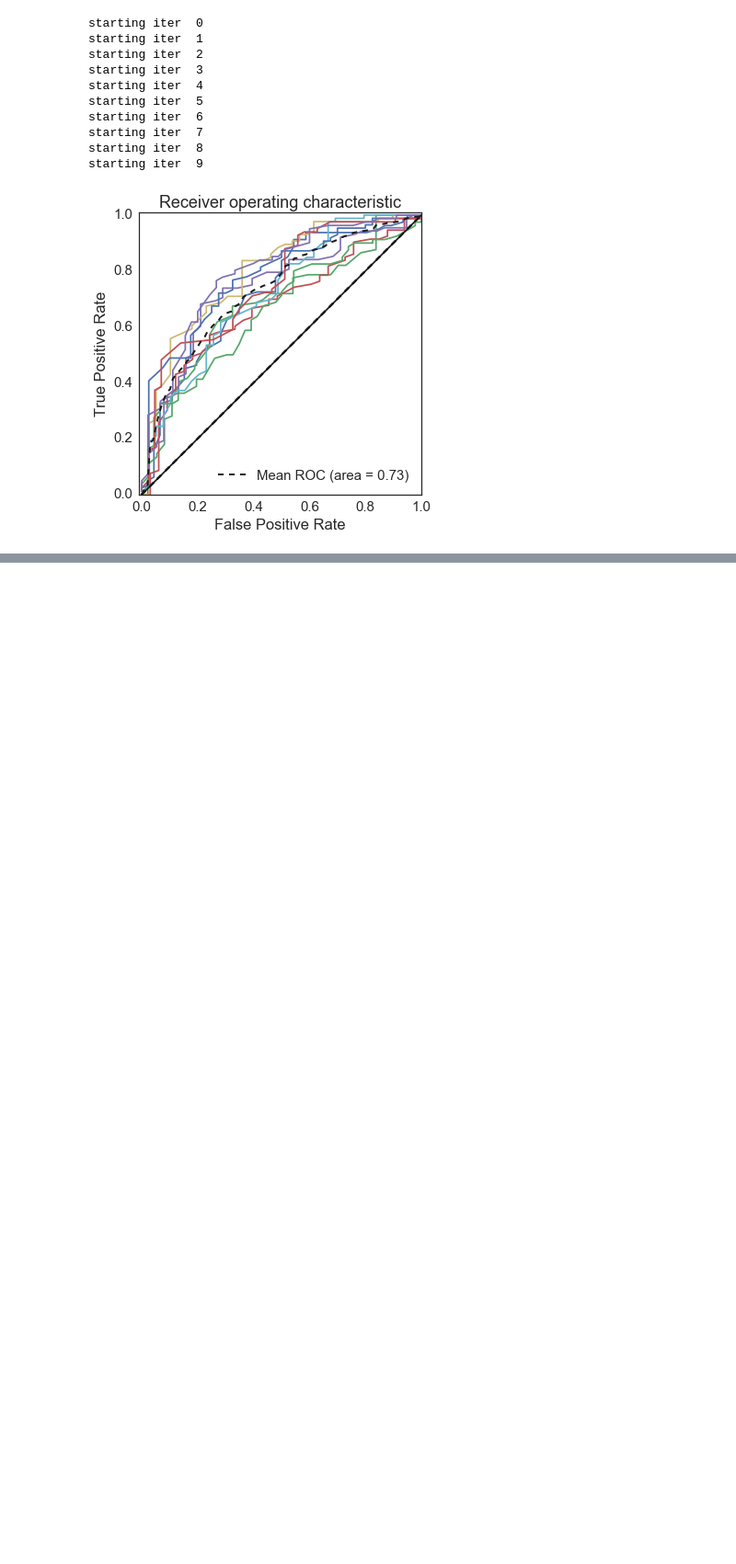
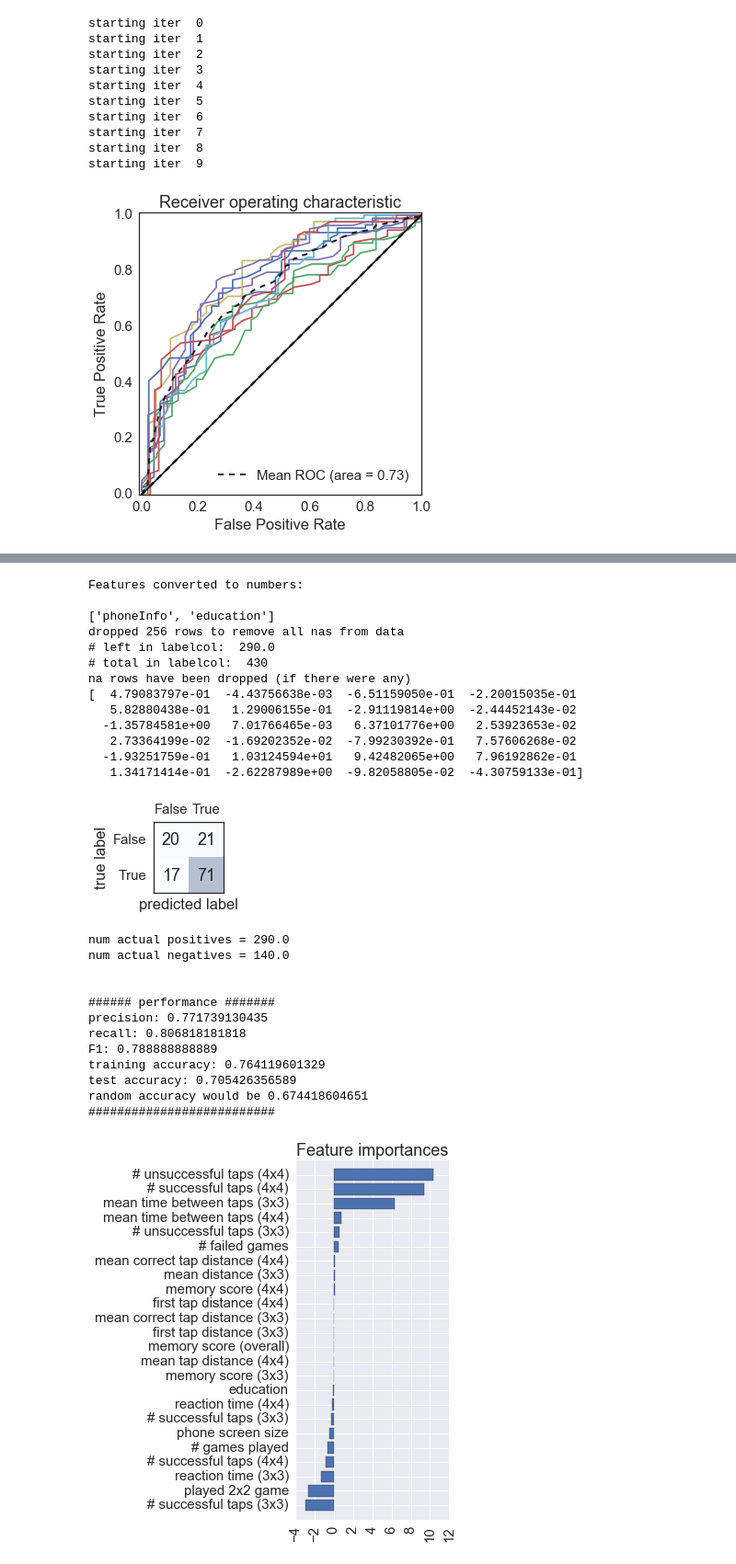
Before and after one commit to mattoby/mpower_memory, a Jupyter notebook: Memory_troubleshooting_ML.ipynb, the cells around one changed output, grey strips where cells are left out. Shown at 92% size. Cells and saved outputs as stored; diff of their text form; code cells hidden in the pictures; blank space fills up the shorter version.

```diff
--- a/Memory_troubleshooting_ML.ipynb
+++ b/Memory_troubleshooting_ML.ipynb
@@ -1122,0 +1180,48 @@ mt.plot_roc_curves_with_mean(y_tests, y_pred_probas)
+# %%
+# logistic regression, mean values
+
+# simplified code when not sample balancing:
+# (with other memory features)
+# take only one record per patient to remove duplicates. mean is better, but that's later..
+
+features = fcats['game'] + ['hasParkinsons'] + fcats['demographic'] + fcats['phone'] + ['healthCode']
+features.remove('smartphone')
+features.remove('gender')
+features.remove('age')
+featureToMean = ['healthCode']
+MLexcludecols = []
+labelcol = 'hasParkinsons'
+
+# remove young patients:
+datasample = data[data['age']>agecutoff]
+
+outs = mt.build_ML_model(datasample, features, labelcol=labelcol, toPlot=[1,1,1], toPrint=True, MLexcludecols=MLexcludecols, modelType='logisticregression', featureToMean=featureToMean)
+model, fdf, X, y, X_names, y_name, X_train, X_test, y_train, y_test, train_acc, test_acc, rand_acc, y_pred, y_pred_proba = outs
+# %% [output]
+Features converted to numbers:
+
+['phoneInfo', 'education']
+dropped 256 rows to remove all nas from data
+# left in labelcol:  290.0
+# total in labelcol:  430
+na rows have been dropped (if there were any)
+[  4.79083797e-01  -4.43756638e-03  -6.51159050e-01  -2.20015035e-01
+   5.82880438e-01   1.29006155e-01  -2.91119814e+00  -2.44452143e-02
+  -1.35784581e+00   7.01766465e-03   6.37101776e+00   2.53923653e-02
+   2.73364199e-02  -1.69202352e-02  -7.99230392e-01   7.57606268e-02
+  -1.93251759e-01   1.03124594e+01   9.42482065e+00   7.96192862e-01
+   1.34171414e-01  -2.62287989e+00  -9.82058805e-02  -4.30759133e-01]
+[figure, added]
+num actual positives = 290.0
+num actual negatives = 140.0
+
+
+###### performance #######
+precision: 0.771739130435
+recall: 0.806818181818
+F1: 0.788888888889
+training accuracy: 0.764119601329
+test accuracy: 0.705426356589
+random accuracy would be 0.674418604651
+##########################
+[figure, added]
```
Also changed, not shown: parts of 14 cells of this notebook, 1 other file.
